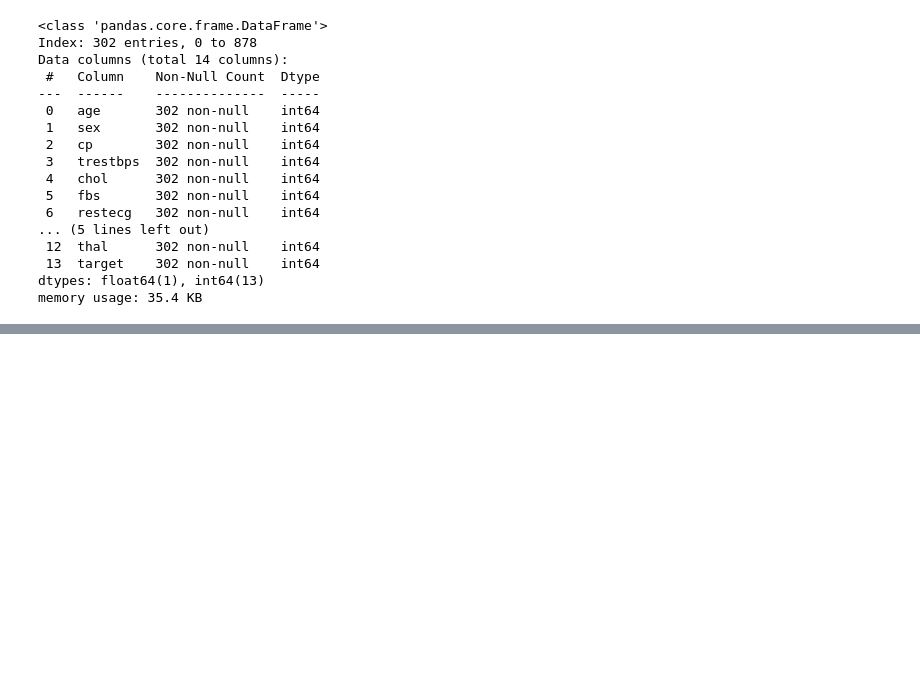
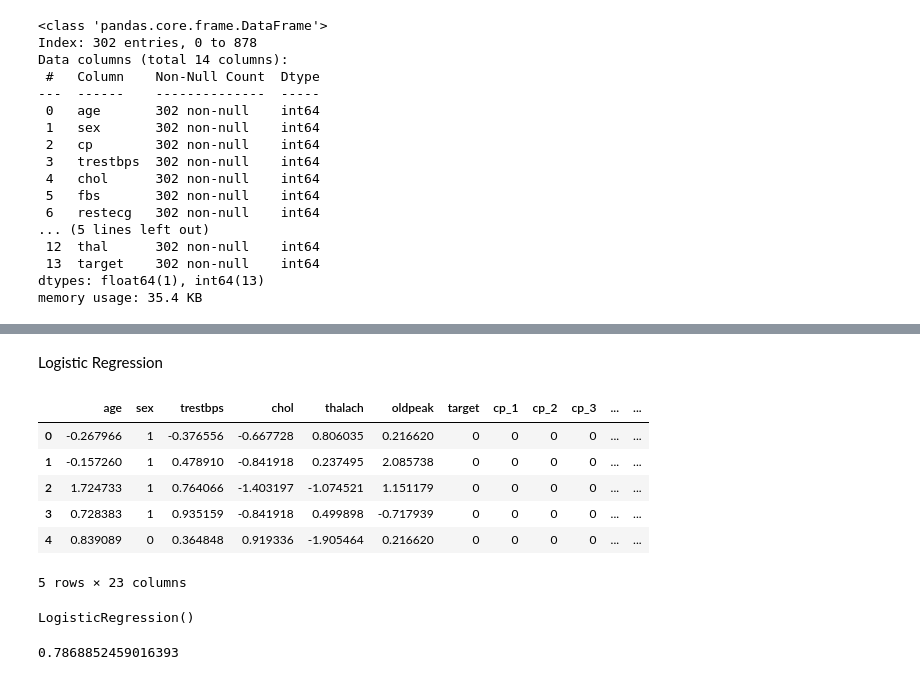
Before and after one commit to gaciuki2402/Heart-Disease-Predictive-System, a Jupyter notebook: Untitled1.ipynb, the cells around one changed output, grey strips where cells are left out. Drawn from its saved outputs; the diff is of its cells as text; code cells hidden in the pictures; blank space fills up the shorter version.

```diff
--- a/Untitled1.ipynb
+++ b/Untitled1.ipynb
@@ -115,0 +168,12 @@ data.head()
+# %% [markdown]
+Logistic Regression
+# %%
+data.head()
+# %% [output]
+|  | age | sex | trestbps | chol | thalach | oldpeak | target | cp_1 | cp_2 | cp_3 | ... | ... |
+| 0 | -0.267966 | 1 | -0.376556 | -0.667728 | 0.806035 | 0.216620 | 0 | 0 | 0 | 0 | ... | ... |
+| 1 | -0.157260 | 1 | 0.478910 | -0.841918 | 0.237495 | 2.085738 | 0 | 0 | 0 | 0 | ... | ... |
+| 2 | 1.724733 | 1 | 0.764066 | -1.403197 | -1.074521 | 1.151179 | 0 | 0 | 0 | 0 | ... | ... |
+| 3 | 0.728383 | 1 | 0.935159 | -0.841918 | 0.499898 | -0.717939 | 0 | 0 | 0 | 0 | ... | ... |
+| 4 | 0.839089 | 0 | 0.364848 | 0.919336 | -1.905464 | 0.216620 | 0 | 0 | 0 | 0 | ... | ... |
+5 rows × 23 columns
@@ -115,0 +182,5 @@ data.head()
+# %%
+log = LogisticRegression()
+log.fit(x_train, y_train)
+# %% [output]
+LogisticRegression()
@@ -115,0 +191,4 @@ data.head()
+# %%
+accuracy_score(y_test, y_pred1)
+# %% [output]
+0.7868852459016393
```
Also changed, not shown: parts of 43 cells of this notebook.
